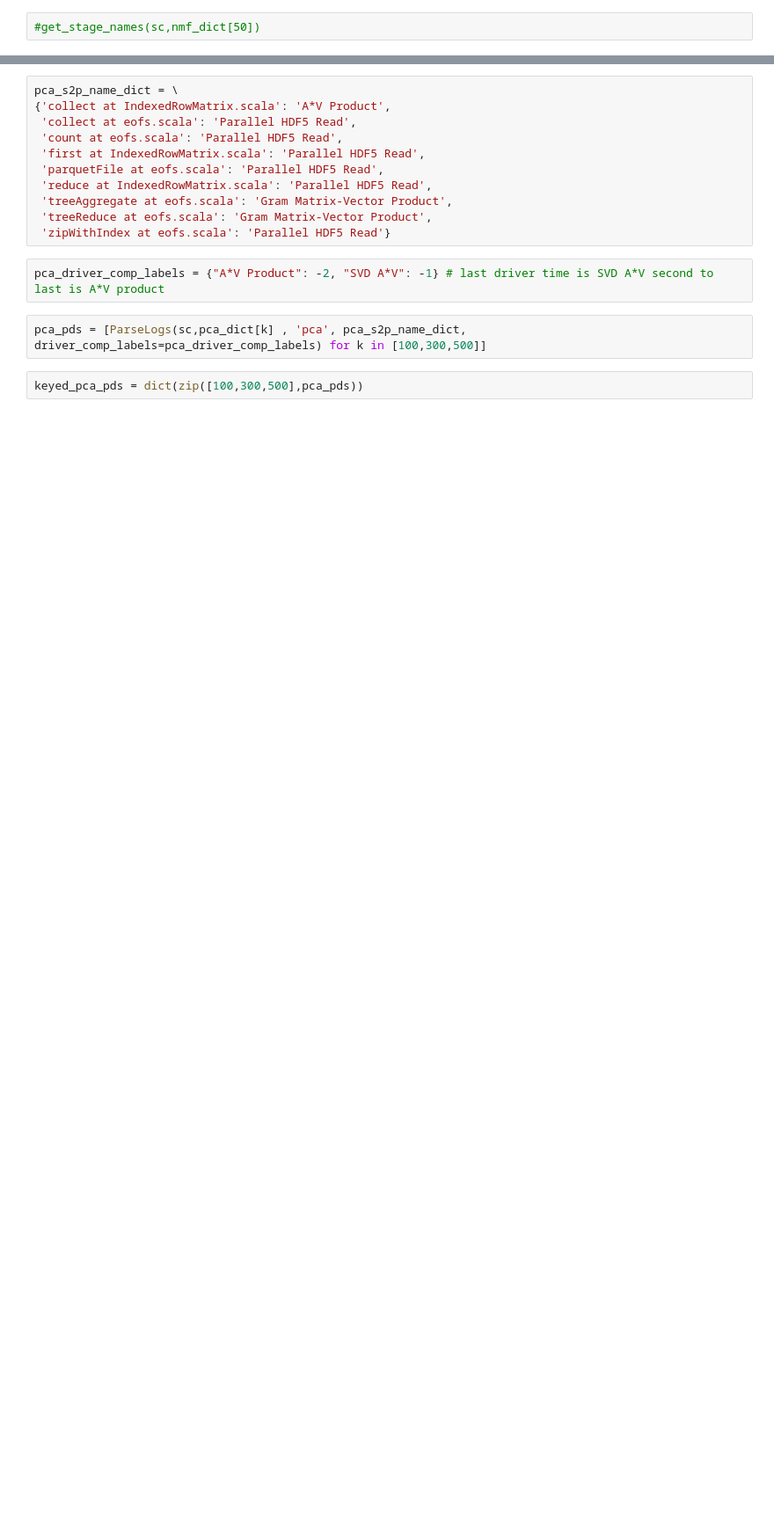
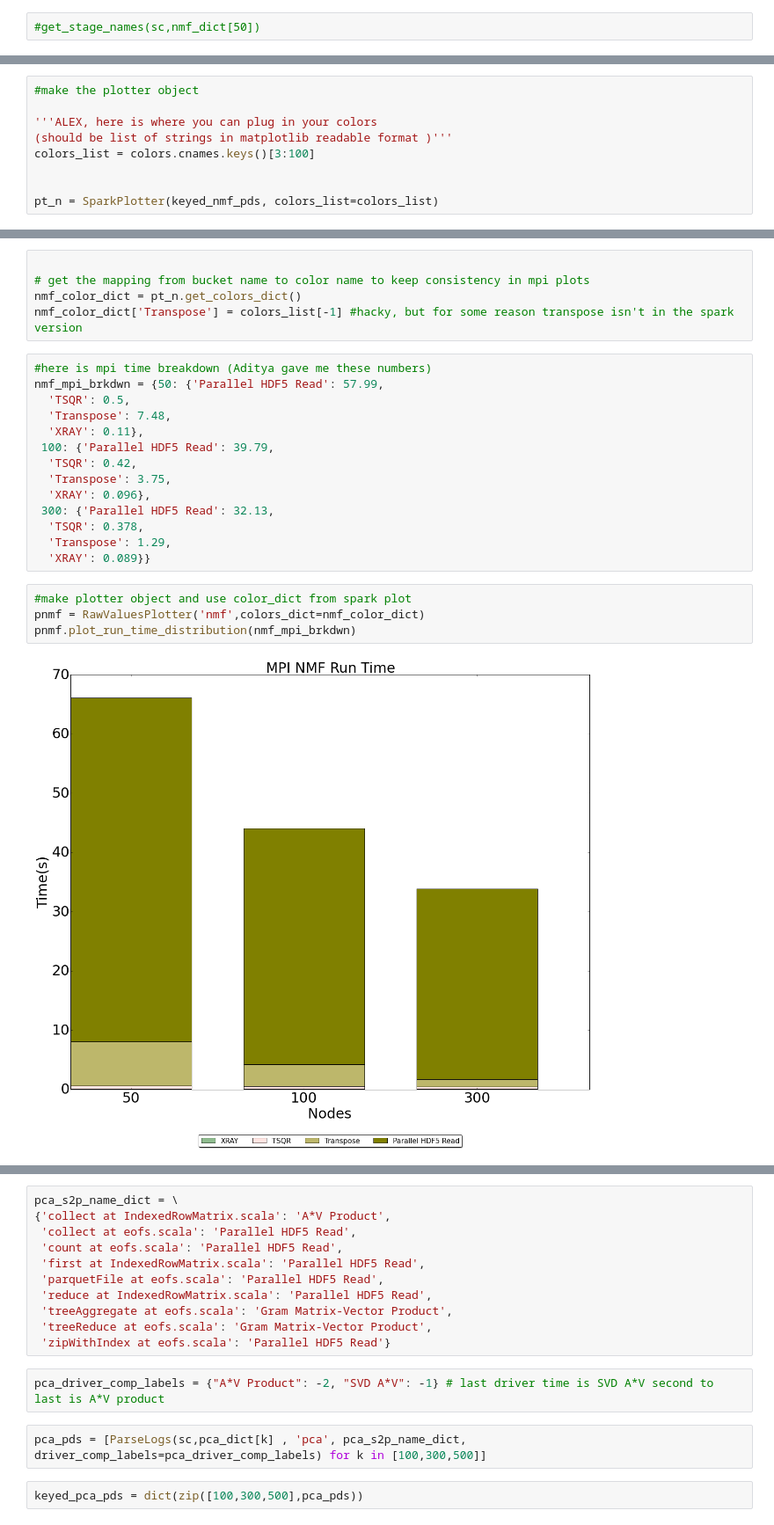
Before and after one commit to eracah/spark-profile-n-plot, a Jupyter notebook: parse-eventlog.ipynb, the cells around one changed output, grey strips where cells are left out. Shown at 88% size. Drawn from its saved outputs; the diff is of its cells as text; blank space fills up the shorter version.

```diff
--- a/parse-eventlog.ipynb
+++ b/parse-eventlog.ipynb
@@ -213,0 +64,9 @@ pt_n.plot_runtime_distribution()
+# %%
+#make the plotter object
+
+'''ALEX, here is where you can plug in your colors
+(should be list of strings in matplotlib readable format )'''
+colors_list = colors.cnames.keys()[3:100]
+
+
+pt_n = SparkPlotter(keyed_nmf_pds, colors_list=colors_list)
@@ -213,0 +80,25 @@ pt_n.plot_runtime_distribution()
+# %%
+
+# get the mapping from bucket name to color name to keep consistency in mpi plots
+nmf_color_dict = pt_n.get_colors_dict()
+nmf_color_dict['Transpose'] = colors_list[-1] #hacky, but for some reason transpose isn't in the spark version
+# %%
+#here is mpi time breakdown (Aditya gave me these numbers)
+nmf_mpi_brkdwn = {50: {'Parallel HDF5 Read': 57.99,
+  'TSQR': 0.5,
+  'Transpose': 7.48,
+  'XRAY': 0.11},
+ 100: {'Parallel HDF5 Read': 39.79,
+  'TSQR': 0.42,
+  'Transpose': 3.75,
+  'XRAY': 0.096},
+ 300: {'Parallel HDF5 Read': 32.13,
+  'TSQR': 0.378,
+  'Transpose': 1.29,
+  'XRAY': 0.089}}
+# %%
+#make plotter object and use color_dict from spark plot
+pnmf = RawValuesPlotter('nmf',colors_dict=nmf_color_dict)
+pnmf.plot_run_time_distribution(nmf_mpi_brkdwn)
+# %% [output]
+[figure, added]
```
Also changed, not shown: parts of 79 cells of this notebook, 1 other file.
